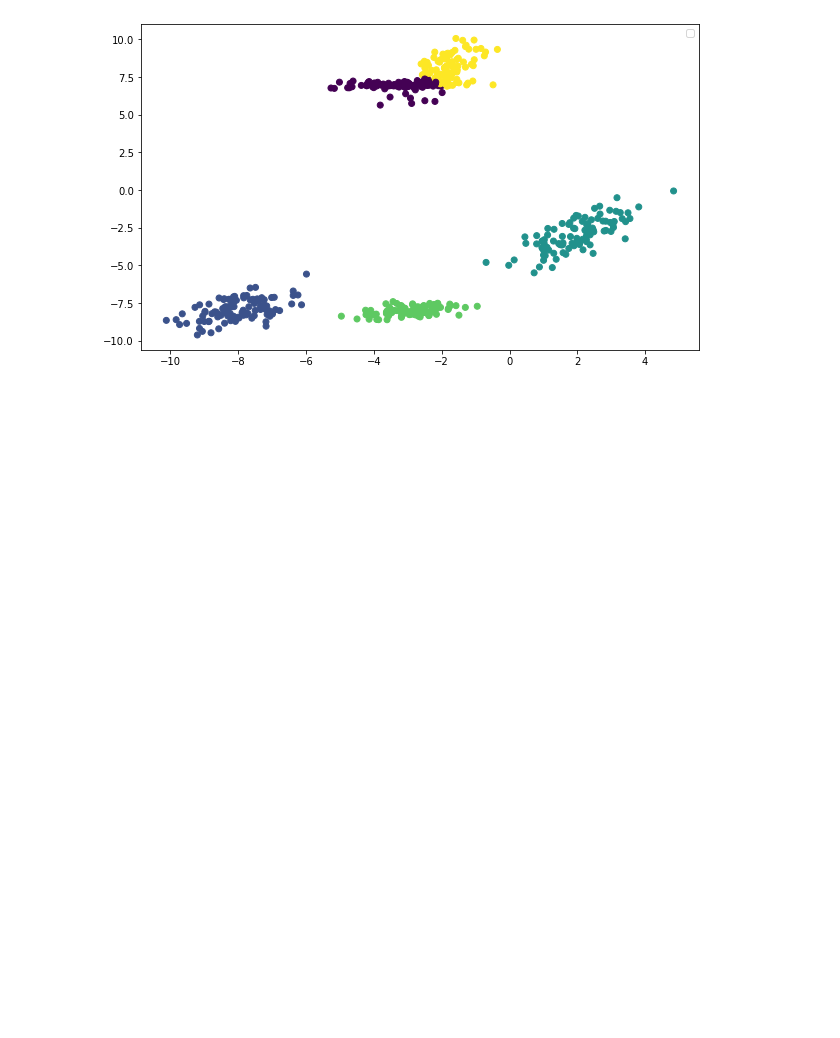
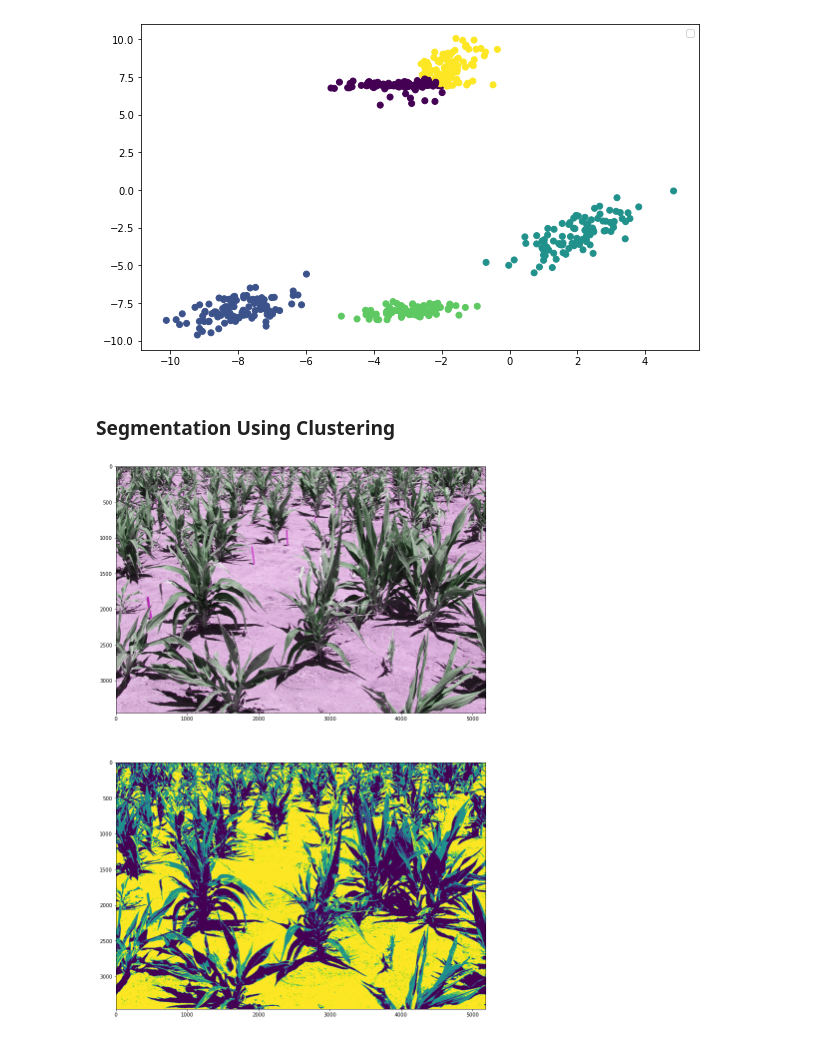
Before and after one commit to phytooracle/AG2PI_Introduction_to_Scientific_Computing, a Jupyter notebook: session3/MachineLearningSection/notebook.ipynb, the cells around one changed output. Saved outputs shown, nothing was run; the diff lists cells and outputs as text; code cells hidden in the pictures; blank space fills up the shorter version.

Commit message:
updating segmentation part

```diff
--- a/session3/MachineLearningSection/notebook.ipynb
+++ b/session3/MachineLearningSection/notebook.ipynb
@@ -279,3 +280,23 @@ plt.show()
 # %% [output]
 No handles with labels found to put in legend.
 [figure]
+# %% [markdown]
+### Segmentation Using Clustering
+# %%
+img = cv2.imread("IMG_0243.JPG")
+img[:,:,0],img[:,:,2] = img[:,:,2],img[:,:,0]
+data = np.reshape(img,(img.shape[0]*img.shape[1],img.shape[2]))
+kmeans = KMeans(n_clusters=3, random_state=0).fit(data)
+# %%
+mask = np.reshape(kmeans.labels_,(img.shape[0],img.shape[1]))
+
+fig, axs = plt.subplots(2)
+fig.set_figheight(20)
+fig.set_figwidth(30)
+
+axs[0].imshow(img)
+axs[1].imshow(mask)
+
+plt.show()
+# %% [output]
+[figure, added]
```
Also changed, not shown: parts of 1 cell of this notebook, 1 other file.
